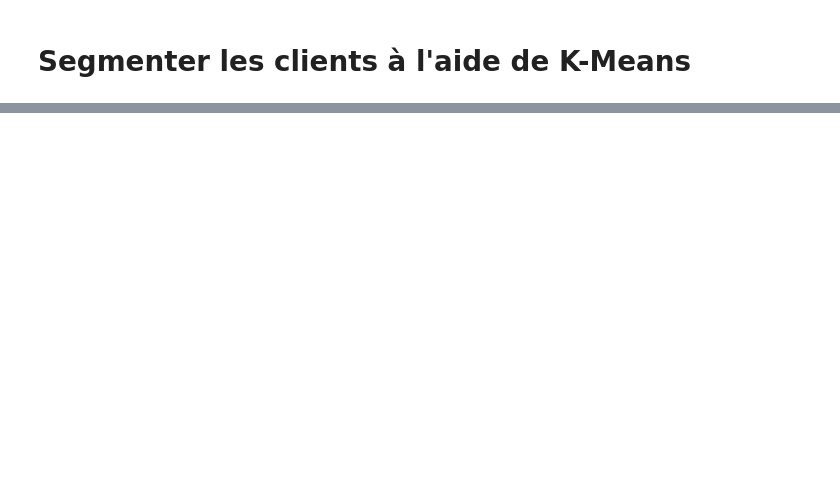
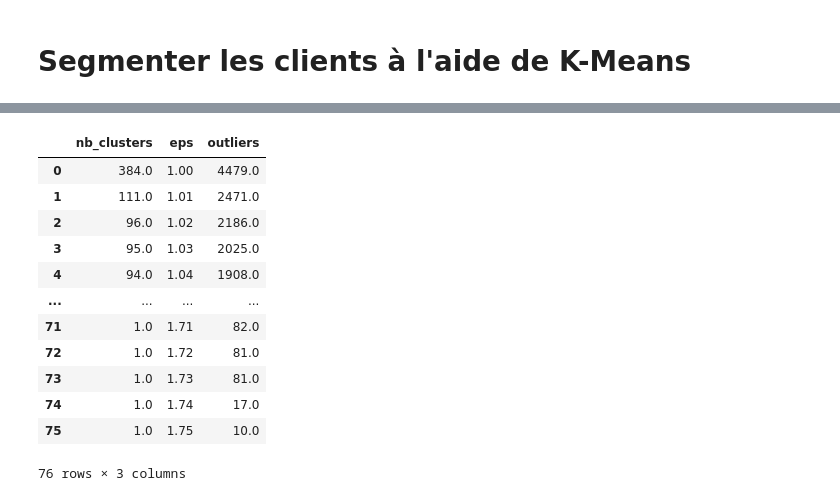
Before and after one commit to kuroi-hime/Customer-Churn-Analysis-Segmentation-Prediction, a Jupyter notebook: notebooks/02_Clustering.ipynb, the cells around one changed output, grey strips where cells are left out. Saved outputs shown, nothing was run; the diff lists cells and outputs as text; code cells hidden in the pictures; blank space fills up the shorter version.

```diff
--- a/notebooks/02_Clustering.ipynb
+++ b/notebooks/02_Clustering.ipynb
@@ -74,0 +100,29 @@ selon le silhouette score c'est aussi  4
+# %%
+# DBSCAN
+df = pd.DataFrame([], columns=["nb_clusters", "eps", "outliers"])
+eps_range = np.arange(1, 1.76, 0.01)
+
+for i, ep in enumerate(eps_range):
+    dbscan = DBSCAN(eps=ep, min_samples=k)
+    dbscan_labels = dbscan.fit_predict(X, y)
+    df.loc[i] = [
+        len(set(dbscan_labels))-(1 if (-1 in dbscan_labels) else 0),
+        ep,
+        list(dbscan_labels).count(-1)
+    ]
+
+df
+# %% [output]
+|  | nb_clusters | eps | outliers |
+| 0 | 384.0 | 1.00 | 4479.0 |
+| 1 | 111.0 | 1.01 | 2471.0 |
+| 2 | 96.0 | 1.02 | 2186.0 |
+| 3 | 95.0 | 1.03 | 2025.0 |
+| 4 | 94.0 | 1.04 | 1908.0 |
+| ... | ... | ... | ... |
+| 71 | 1.0 | 1.71 | 82.0 |
+| 72 | 1.0 | 1.72 | 81.0 |
+| 73 | 1.0 | 1.73 | 81.0 |
+| 74 | 1.0 | 1.74 | 17.0 |
+| 75 | 1.0 | 1.75 | 10.0 |
+76 rows × 3 columns
```
Also changed, not shown: parts of 12 cells of this notebook.
